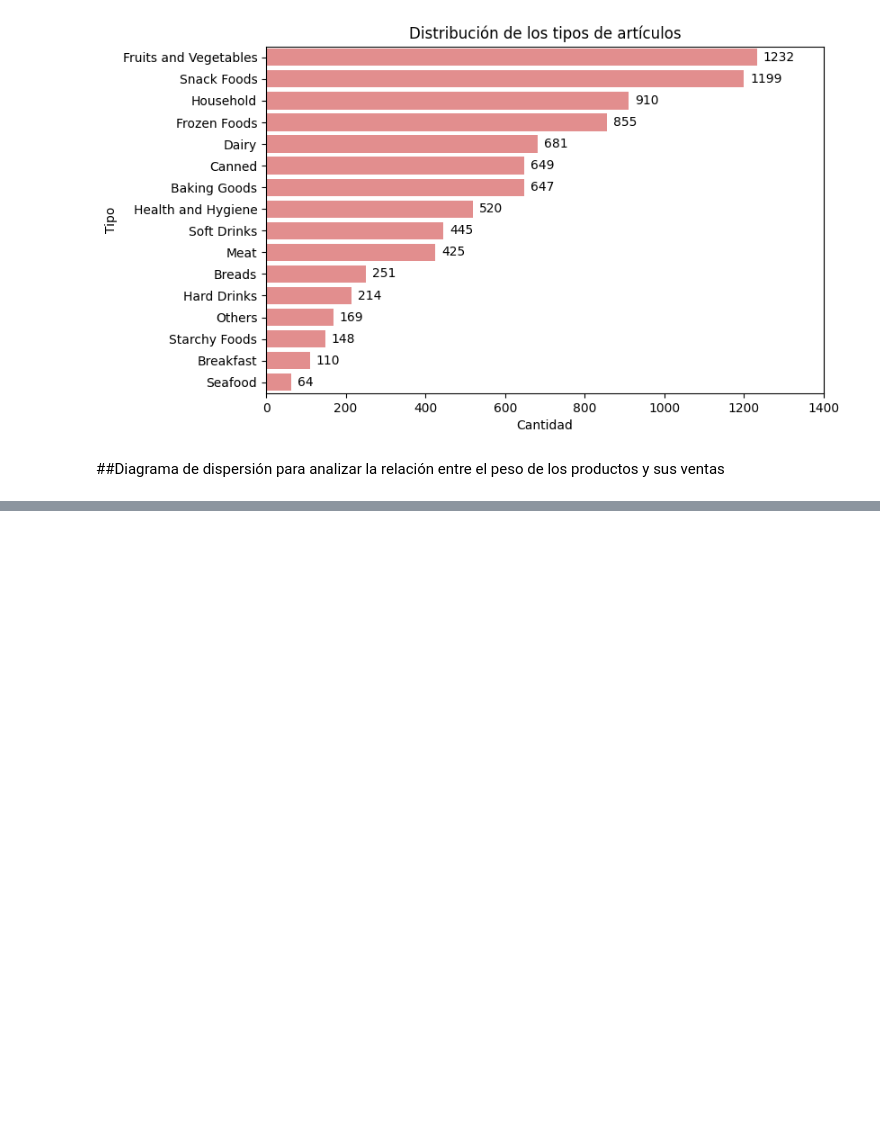
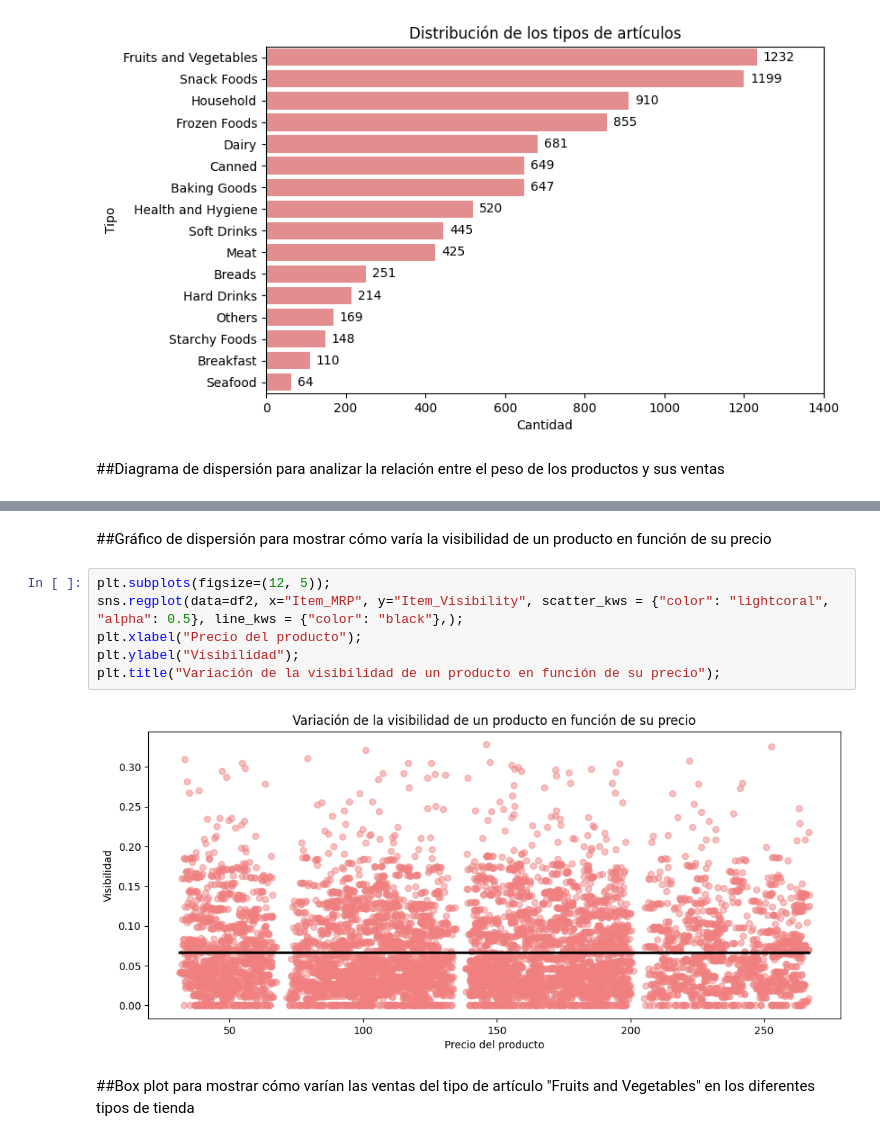
Before and after one commit to nsanced/predicciones-ventas, a Jupyter notebook: predicciones_ventas.ipynb, the cells around one changed output, grey strips where cells are left out. Saved outputs shown, nothing was run; the diff lists cells and outputs as text; blank space fills up the shorter version.

```diff
--- a/predicciones_ventas.ipynb
+++ b/predicciones_ventas.ipynb
@@ -385,0 +423,12 @@ px.scatter(x=df2['Item_Weight'], y=df2['Item_Outlet_Sales'], color=df2['Outlet_T
+# %% [markdown]
+##Gráfico de dispersión para mostrar cómo varía la visibilidad de un producto en función de su precio
+# %%
+plt.subplots(figsize=(12, 5));
+sns.regplot(data=df2, x="Item_MRP", y="Item_Visibility", scatter_kws = {"color": "lightcoral", "alpha": 0.5}, line_kws = {"color": "black"},);
+plt.xlabel("Precio del producto");
+plt.ylabel("Visibilidad");
+plt.title("Variación de la visibilidad de un producto en función de su precio");
+# %% [output]
+[figure, added]
+# %% [markdown]
+##Box plot para mostrar cómo varían las ventas del tipo de artículo "Fruits and Vegetables" en los diferentes tipos de tienda
```
Also changed, not shown: parts of 8 cells of this notebook.
